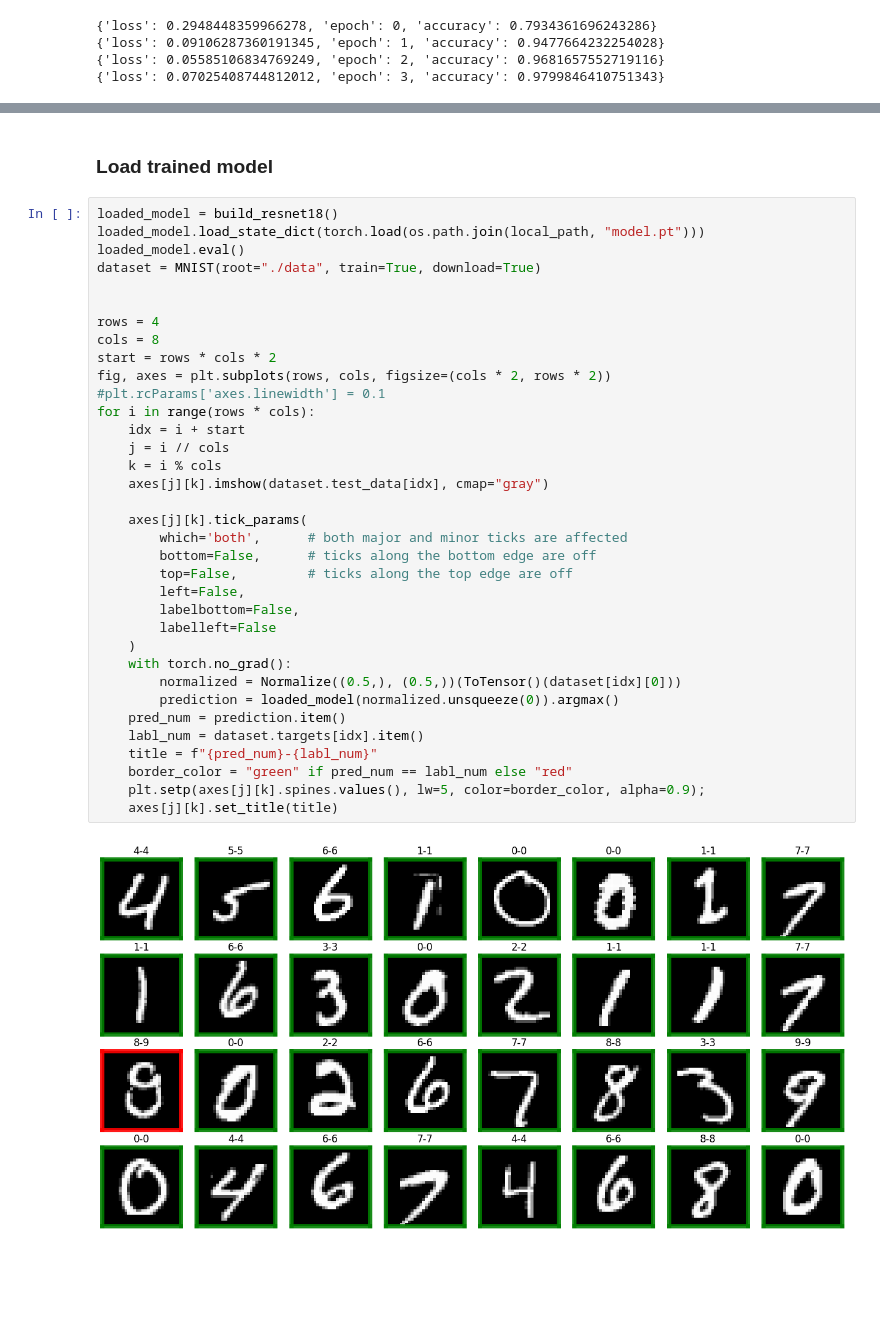
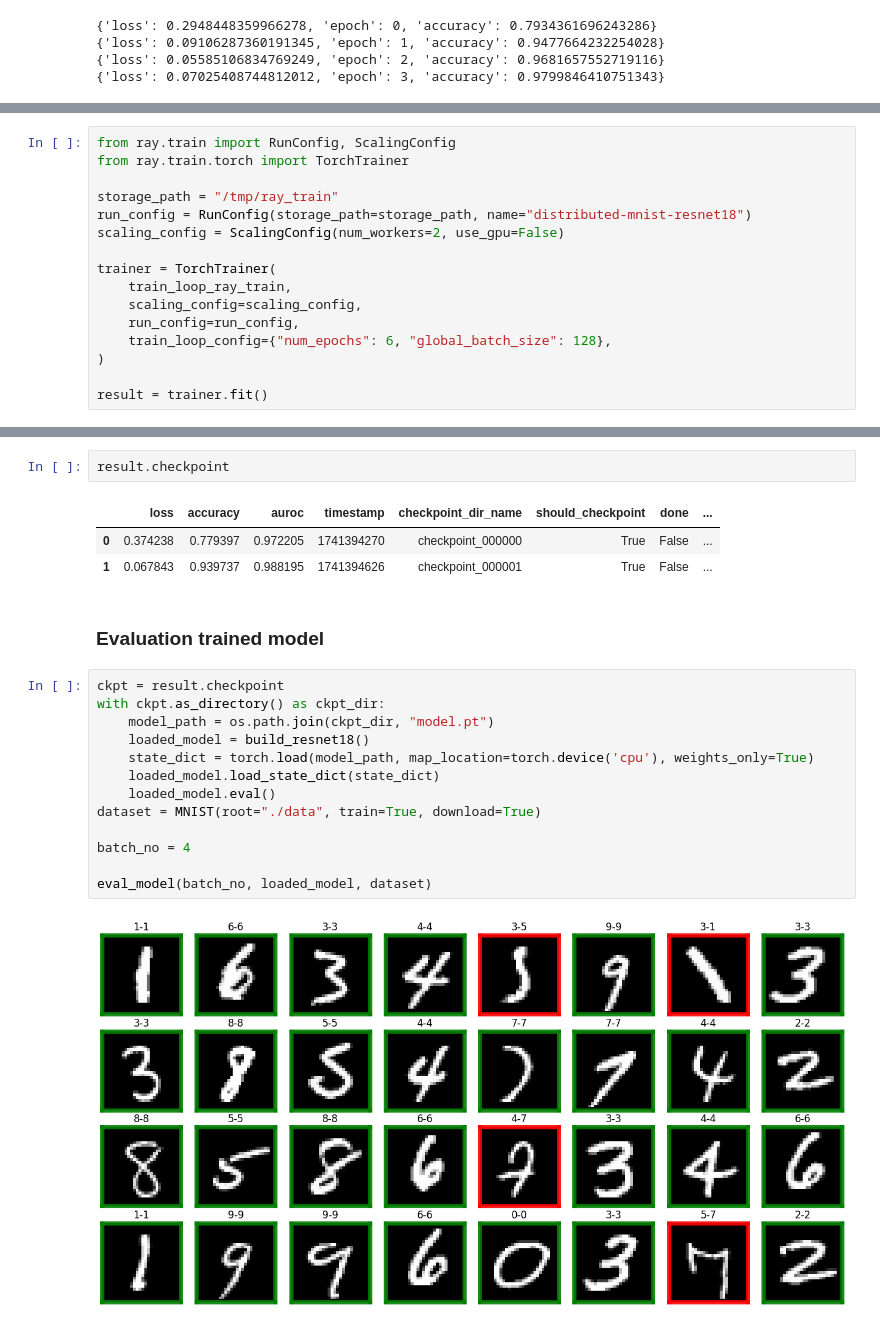
Before and after one commit to schnell18/play-data-science, a Jupyter notebook: ray101/resnet18-mnist.ipynb, the cells around one changed output, grey strips where cells are left out. Saved outputs shown, nothing was run; the diff lists cells and outputs as text; blank space fills up the shorter version.

Commit message:
MNIST training with ray train

```diff
--- a/ray101/resnet18-mnist.ipynb
+++ b/ray101/resnet18-mnist.ipynb
@@ -45,0 +93,16 @@ train_loop_torch(num_epochs=4, local_path=local_path)
+# %%
+from ray.train import RunConfig, ScalingConfig
+from ray.train.torch import TorchTrainer
+
+storage_path = "/tmp/ray_train"
+run_config = RunConfig(storage_path=storage_path, name="distributed-mnist-resnet18")
+scaling_config = ScalingConfig(num_workers=2, use_gpu=False)
+
+trainer = TorchTrainer(
+    train_loop_ray_train,
+    scaling_config=scaling_config,
+    run_config=run_config,
+    train_loop_config={"num_epochs": 6, "global_batch_size": 128},
+)
+
+result = trainer.fit()
@@ -46,39 +129,23 @@ train_loop_torch(num_epochs=4, local_path=local_path)
+# %%
+result.checkpoint
+# %% [output]
+|  | loss | accuracy | auroc | timestamp | checkpoint_dir_name | should_checkpoint | done | ... |
+| 0 | 0.374238 | 0.779397 | 0.972205 | 1741394270 | checkpoint_000000 | True | False | ... |
+| 1 | 0.067843 | 0.939737 | 0.988195 | 1741394626 | checkpoint_000001 | True | False | ... |
 # %% [markdown]
-### Load trained model
+### Evaluation trained model
 # %%
-loaded_model = build_resnet18()
-loaded_model.load_state_dict(torch.load(os.path.join(local_path, "model.pt")))
-loaded_model.eval()
+ckpt = result.checkpoint
+with ckpt.as_directory() as ckpt_dir:
+    model_path = os.path.join(ckpt_dir, "model.pt")
+    loaded_model = build_resnet18()
+    state_dict = torch.load(model_path, map_location=torch.device('cpu'), weights_only=True)
+    loaded_model.load_state_dict(state_dict)
+    loaded_model.eval()
 dataset = MNIST(root="./data", train=True, download=True)
 
+batch_no = 4
 
-rows = 4
-cols = 8
-start = rows * cols * 2
-fig, axes = plt.subplots(rows, cols, figsize=(cols * 2, rows * 2))
-#plt.rcParams['axes.linewidth'] = 0.1
-for i in range(rows * cols):
-    idx = i + start
-    j = i // cols
-    k = i % cols
-    axes[j][k].imshow(dataset.test_data[idx], cmap="gray")
-
-    axes[j][k].tick_params(
-        which='both',      # both major and minor ticks are affected
-        bottom=False,      # ticks along the bottom edge are off
-        top=False,         # ticks along the top edge are off
-        left=False,
-        labelbottom=False,
-        labelleft=False
-    )
-    with torch.no_grad():
-        normalized = Normalize((0.5,), (0.5,))(ToTensor()(dataset[idx][0]))
-        prediction = loaded_model(normalized.unsqueeze(0)).argmax()
-    pred_num = prediction.item()
-    labl_num = dataset.targets[idx].item()
-    title = f"{pred_num}-{labl_num}"
-    border_color = "green" if pred_num == labl_num else "red"
-    plt.setp(axes[j][k].spines.values(), lw=5, color=border_color, alpha=0.9);
-    axes[j][k].set_title(title)
+eval_model(batch_no, loaded_model, dataset)
 # %% [output]
-[figure, old version]
+[figure, new version]
```
Also changed, not shown: parts of 10 cells of this notebook, 2 other files.
